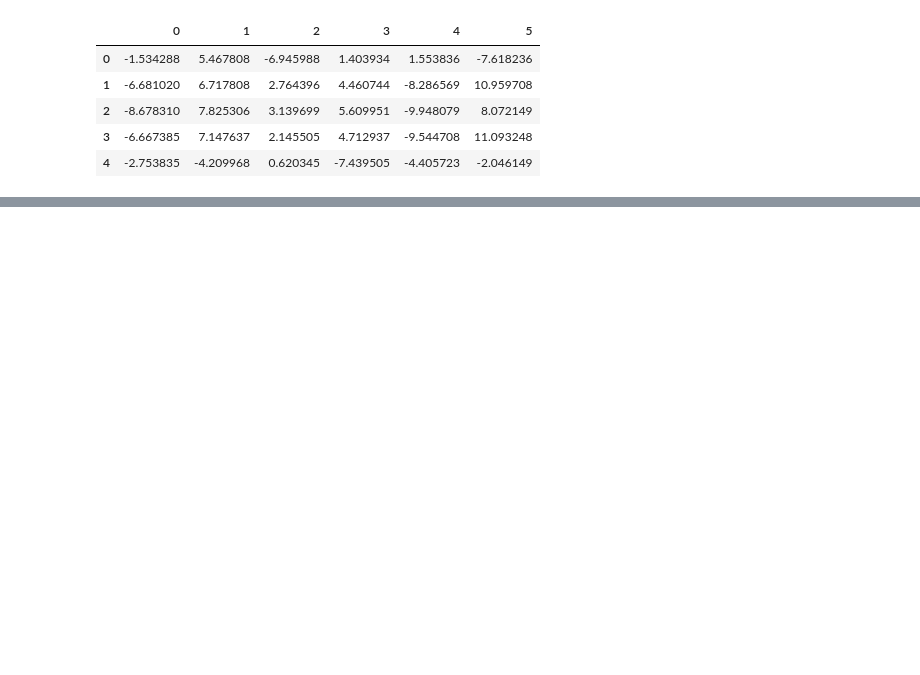
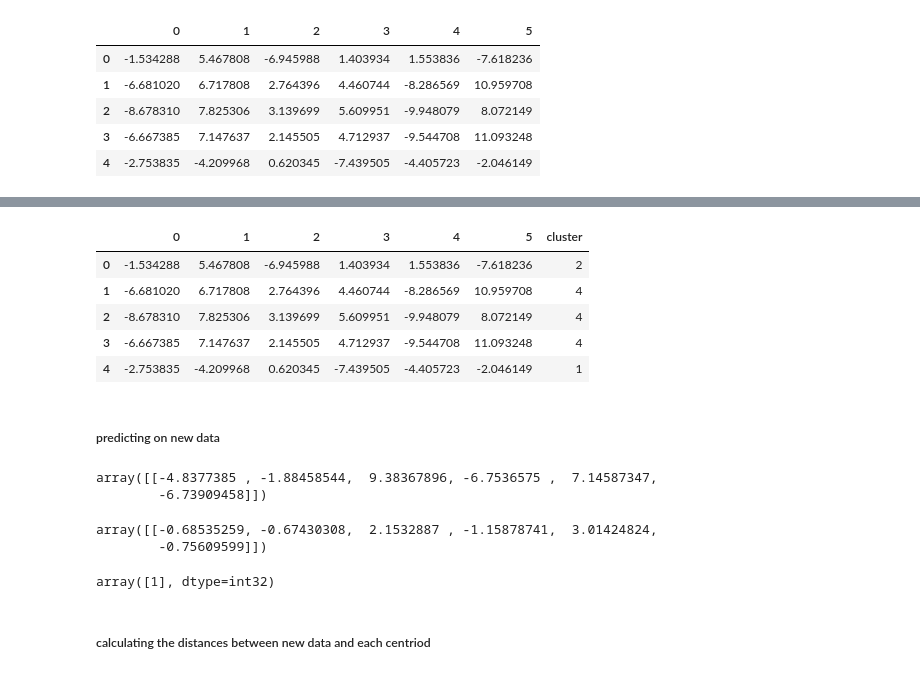
Before and after one commit to yildizramazan/fundamentals-of-machine-learning, a Jupyter notebook: module-2/k-means-intertia-silhouette.ipynb, the cells around one changed output, grey strips where cells are left out. Drawn from its saved outputs; the diff is of its cells as text; code cells hidden in the pictures; blank space fills up the shorter version.

```diff
--- a/module-2/k-means-intertia-silhouette.ipynb
+++ b/module-2/k-means-intertia-silhouette.ipynb
@@ -31,0 +157,36 @@ X.head()
+# %%
+# creating new column that indicates cluster assignment in original dataframe
+X['cluster'] = kmeans5.labels_
+X.head()
+# %% [output]
+|  | 0 | 1 | 2 | 3 | 4 | 5 | cluster |
+| 0 | -1.534288 | 5.467808 | -6.945988 | 1.403934 | 1.553836 | -7.618236 | 2 |
+| 1 | -6.681020 | 6.717808 | 2.764396 | 4.460744 | -8.286569 | 10.959708 | 4 |
+| 2 | -8.678310 | 7.825306 | 3.139699 | 5.609951 | -9.948079 | 8.072149 | 4 |
+| 3 | -6.667385 | 7.147637 | 2.145505 | 4.712937 | -9.544708 | 11.093248 | 4 |
+| 4 | -2.753835 | -4.209968 | 0.620345 | -7.439505 | -4.405723 | -2.046149 | 1 |
+# %% [markdown]
+##### predicting on new data
+# %%
+# creating a new observation
+new_observation = rng.uniform(low=-10, high=10, size=6).reshape(1, -1)
+new_observation
+# %% [output]
+array([[-4.8377385 , -1.88458544,  9.38367896, -6.7536575 ,  7.14587347,
+        -6.73909458]])
+# %%
+scaler = StandardScaler().fit(X.iloc[:,:-1]) # cluster column excluded
+
+# applying the scaler to the new observation
+new_observation_scaled = scaler.transform(new_observation)
+new_observation_scaled
+# %% [output]
+array([[-0.68535259, -0.67430308,  2.1532887 , -1.15878741,  3.01424824,
+        -0.75609599]])
+# %%
+new_prediction = kmeans5.predict(new_observation_scaled)
+new_prediction
+# %% [output]
+array([1], dtype=int32)
+# %% [markdown]
+##### calculating the distances between new data and each centriod
```
Also changed, not shown: parts of 19 cells of this notebook, 1 other file.
